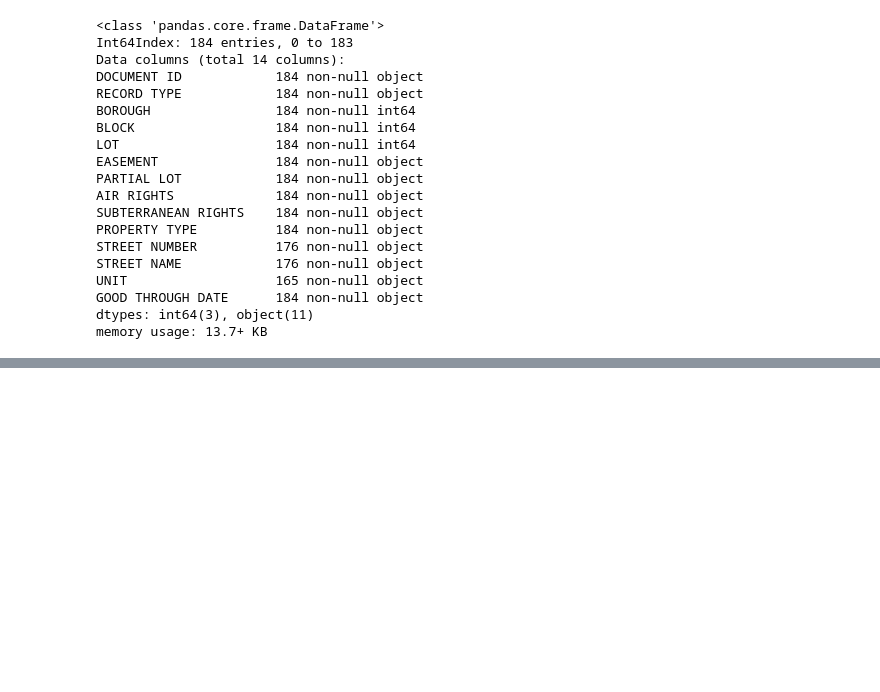
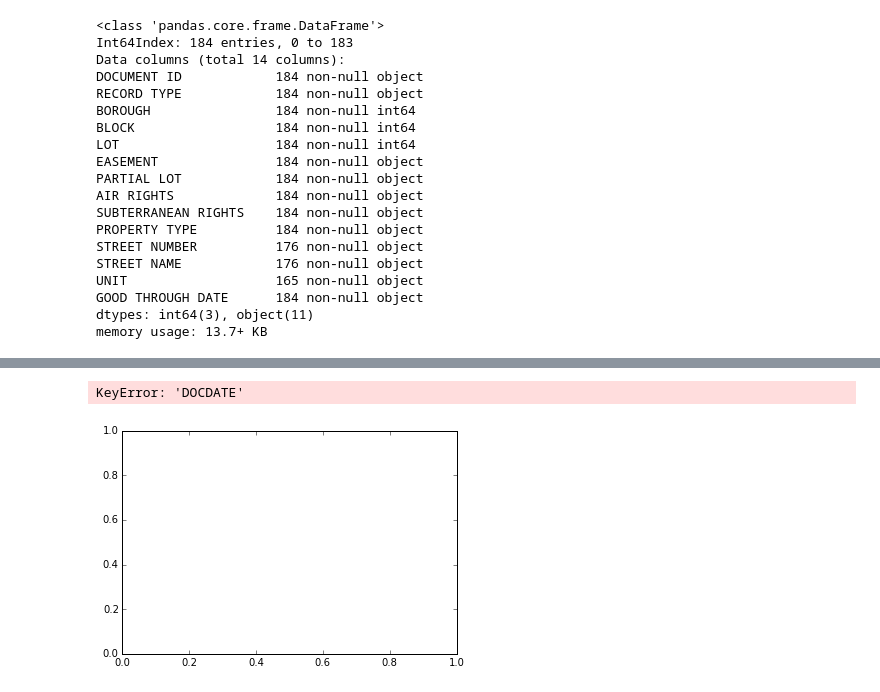
Before and after one commit to Jwerberg/slideruleprojects, a Jupyter notebook: Initial Coop Data Story.ipynb, the cells around one changed output, grey strips where cells are left out. Saved outputs shown, nothing was run; the diff lists cells and outputs as text; code cells hidden in the pictures; blank space fills up the shorter version.

```diff
--- a/Initial Coop Data Story.ipynb
+++ b/Initial Coop Data Story.ipynb
@@ -33,0 +118,4 @@ len(docids) // 100
+# %%
+mergeddf.columns = mergeddf.columns.str.replace(' ','')
+mergeddf.columns = mergeddf.columns.str.replace('.','')
+mergeddf.columns
@@ -33,0 +131,5 @@ len(docids) // 100
+# %%
+mergeddf.plot(x='DOCDATE', y='DOCAMOUNT', kind='scatter')
+# %% [output]
+KeyError: 'DOCDATE'
+[figure, added]
```
Also changed, not shown: parts of 10 cells of this notebook.
